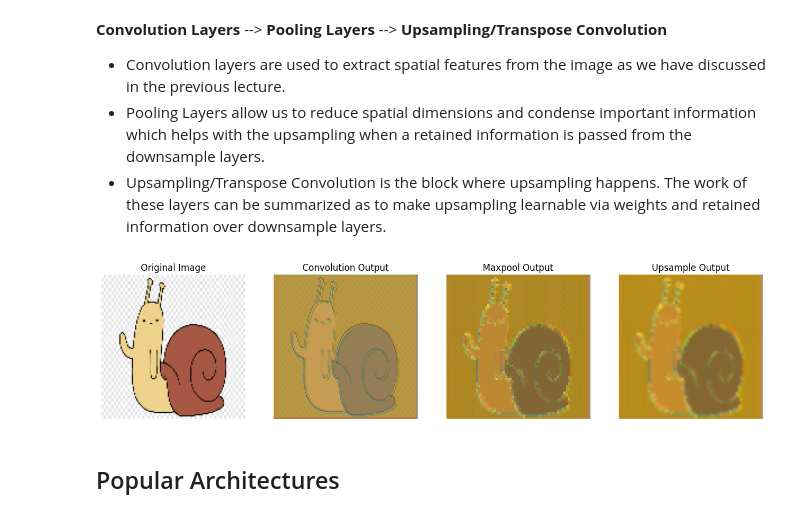
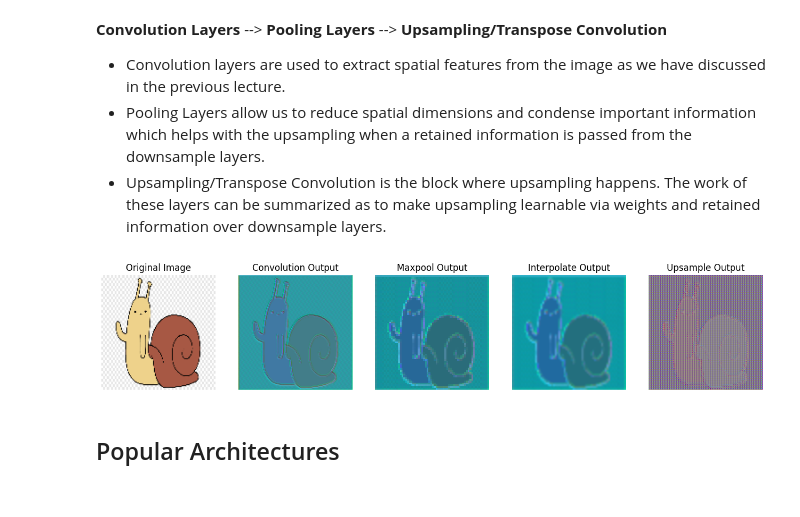
Before and after one commit to denizberkin/study_group_week5, a Jupyter notebook: segmentation.ipynb, the cells around one changed output. Drawn from its saved outputs; the diff is of its cells as text; code cells hidden in the pictures.

```diff
--- a/segmentation.ipynb
+++ b/segmentation.ipynb
@@ -31,8 +31,8 @@ import torch
 import torch.nn.functional as F
 import matplotlib.pyplot as plt
 
-torch.manual_seed(42)
-np.random.seed(42)
+torch.manual_seed(12)
+np.random.seed(12)
 
 SNAIL_SIZE = 128
 
@@ -49,39 +49,45 @@ image_tensor = image_tensor.permute(2, 0, 1).unsqueeze(0)  # normalize and resha
 # convolution
 conv = torch.nn.Conv2d(in_channels=3, out_channels=3, kernel_size=3, padding=1)
 conv_image = conv(image_tensor)
 
 # max pooling
 pool = torch.nn.MaxPool2d(2)
 pooled_image = pool(conv_image)
 
 # upsampling
-upsampled_image = F.interpolate(pooled_image, scale_factor=2, mode='bilinear', align_corners=False)
+interpolated_image = F.interpolate(pooled_image, scale_factor=2, mode='bilinear', align_corners=False)
+conv_transpose = torch.nn.ConvTranspose2d(in_channels=3, out_channels=3, padding=0, dilation=1,
+                                  kernel_size=2, stride=2, bias=False)
+upsampled_image = conv_transpose(pooled_image)
 
 def plot_snail(tensor, title):
     tensor = tensor.squeeze(0).permute(1, 2, 0).detach().numpy()
     tensor = (tensor - tensor.min()) / (tensor.max() - tensor.min())
     plt.imshow(tensor)
     plt.title(title)
     plt.axis('off')
 
-fig, axes = plt.subplots(1, 4, figsize=(16, 4))
+fig, axes = plt.subplots(1, 5, figsize=(16, 4))
 
 axes[0].imshow(image_rgb)
 axes[0].set_title("Original Image")
 axes[0].axis('off')
 
-plt.subplot(1, 4, 2)
+plt.subplot(1, 5, 2)
 plot_snail(conv_image, "Convolution Output")
 
-plt.subplot(1, 4, 3)
+plt.subplot(1, 5, 3)
 plot_snail(pooled_image, "Maxpool Output")
 
-plt.subplot(1, 4, 4)
+plt.subplot(1, 5, 4)
+plot_snail(interpolated_image, "Interpolate Output")
+
+plt.subplot(1, 5, 5)
 plot_snail(upsampled_image, "Upsample Output")
 
 plt.show()
 # %% [output]
-[figure, old version]
+[figure, new version]
 # %% [markdown]
 ## Popular Architectures
 # %% [markdown]
```
Also changed, not shown: parts of 20 cells of this notebook, 1 other file.
